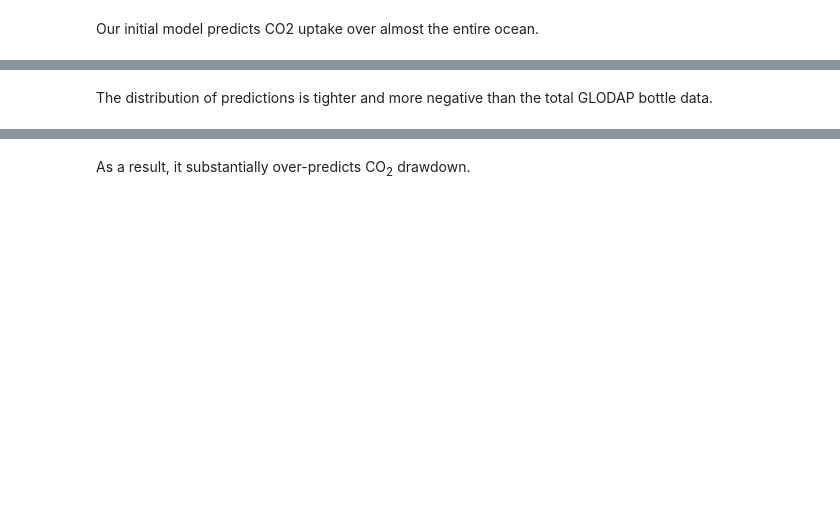
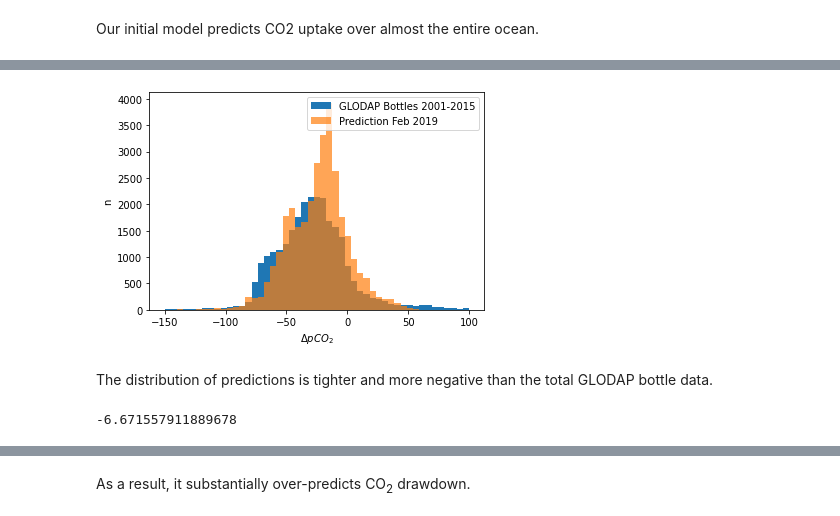
Before and after one commit to sdat2/ai4er_ocean, a Jupyter notebook: OceanCarbon.ipynb, the cells around one changed output, grey strips where cells are left out. Drawn from its saved outputs; the diff is of its cells as text; code cells hidden in the pictures; blank space fills up the shorter version.

```diff
--- a/OceanCarbon.ipynb
+++ b/OceanCarbon.ipynb
@@ -457,2 +502,6 @@ plot_hist(pred_DeltaCO2)
+# %%
+plot_hist(preds_xgb_new)
+# %% [output]
+[figure, added]
 # %% [markdown]
 The distribution of predictions is tighter and more negative than the total GLODAP bottle data.
@@ -459,2 +510,6 @@ The distribution of predictions is tighter and more negative than the total GLOD
+# %%
+calc_CO2_flux(preds_xgb_new, grid_wind)
+# %% [output]
+-6.671557911889678
 # %%
 calc_CO2_flux(pred_DeltaCO2, grid_wind)
```
Also changed, not shown: parts of 13 cells of this notebook.
